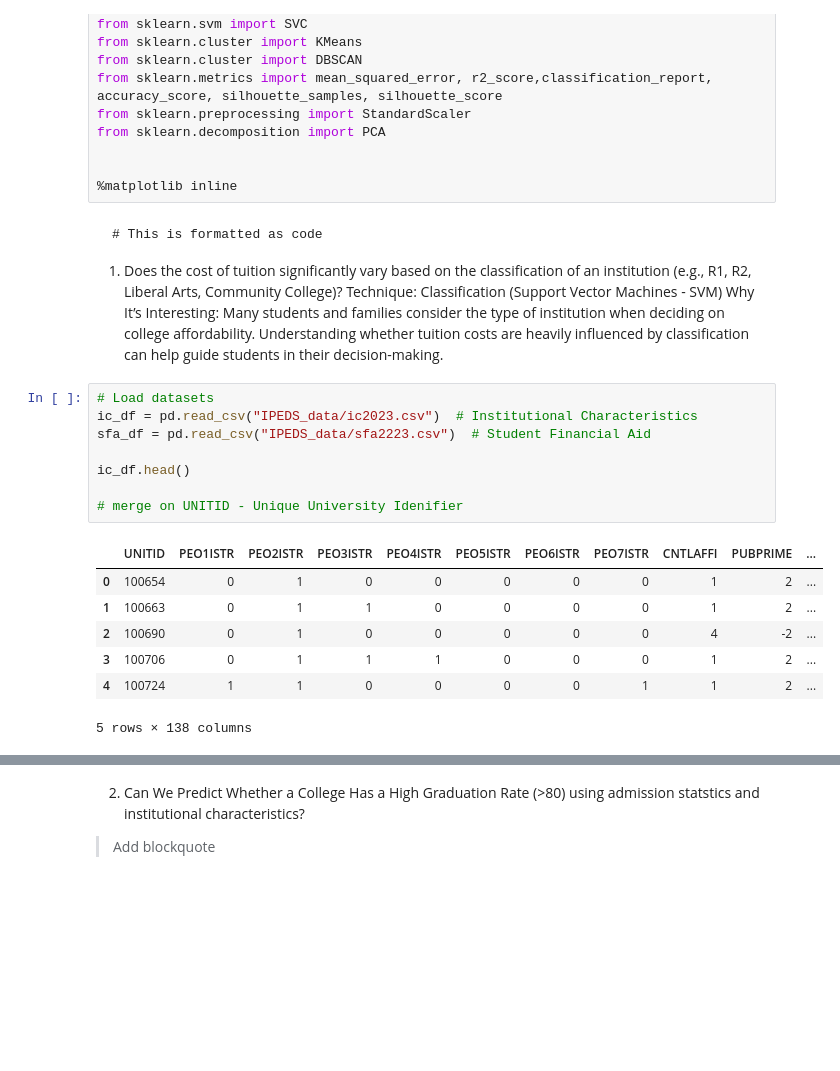
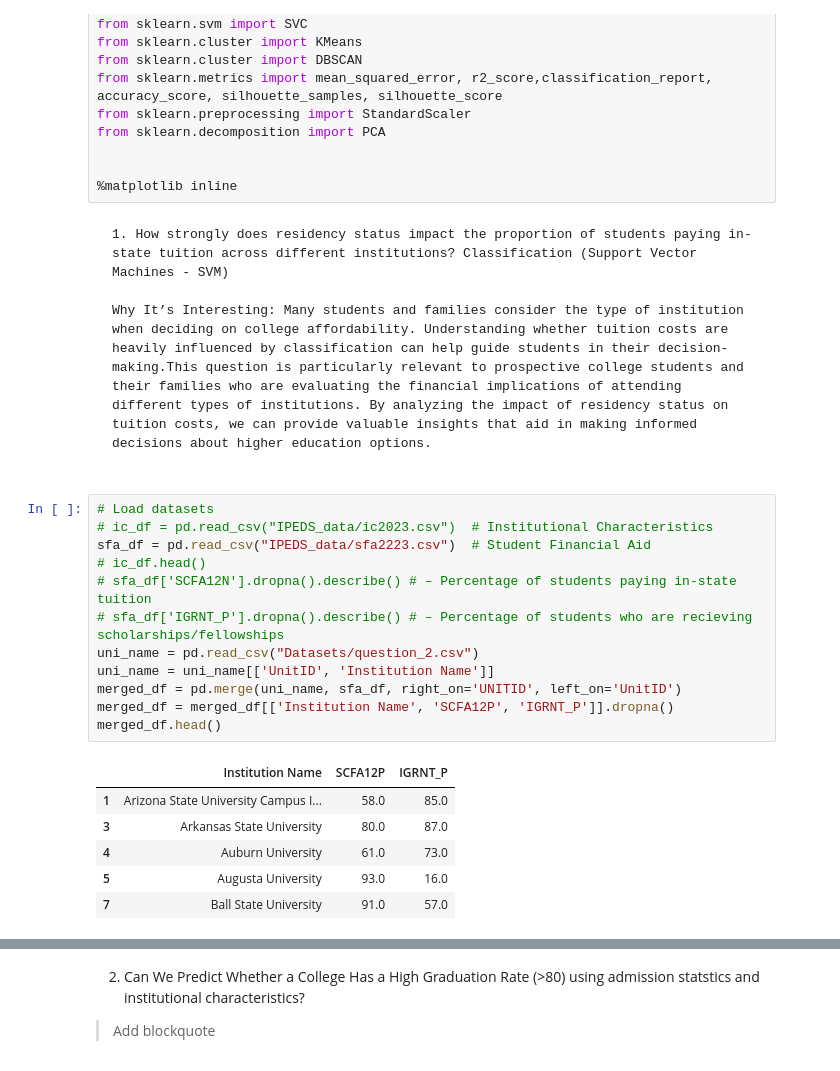
Before and after one commit to Bradythebest27/IPEDS, a Jupyter notebook: IPEDS.ipynb, the cells around one changed output, grey strips where cells are left out. Cells and saved outputs as stored; diff of their text form; blank space fills up the shorter version.

````diff
--- a/IPEDS.ipynb
+++ b/IPEDS.ipynb
@@ -22,28 +22,28 @@ from sklearn.decomposition import PCA
 
 %matplotlib inline
 # %% [markdown]
+```
+1. How strongly does residency status impact the proportion of students paying in-state tuition across different institutions? Classification (Support Vector Machines - SVM)
 
+Why It’s Interesting: Many students and families consider the type of institution when deciding on college affordability. Understanding whether tuition costs are heavily influenced by classification can help guide students in their decision-making.This question is particularly relevant to prospective college students and their families who are evaluating the financial implications of attending different types of institutions. By analyzing the impact of residency status on tuition costs, we can provide valuable insights that aid in making informed decisions about higher education options.
 
 ```
-# This is formatted as code
-```
-
-1. Does the cost of tuition significantly vary based on the classification of an institution (e.g., R1, R2, Liberal Arts, Community College)?
-Technique: Classification (Support Vector Machines - SVM)
-Why It’s Interesting: Many students and families consider the type of institution when deciding on college affordability. Understanding whether tuition costs are heavily influenced by classification can help guide students in their decision-making.
 # %%
 # Load datasets
-ic_df = pd.read_csv("IPEDS_data/ic2023.csv")  # Institutional Characteristics
+# ic_df = pd.read_csv("IPEDS_data/ic2023.csv")  # Institutional Characteristics
 sfa_df = pd.read_csv("IPEDS_data/sfa2223.csv")  # Student Financial Aid
-
-ic_df.head()
-
-# merge on UNITID - Unique University Idenifier
+# ic_df.head()
+# sfa_df['SCFA12N'].dropna().describe() # – Percentage of students paying in-state tuition
+# sfa_df['IGRNT_P'].dropna().describe() # – Percentage of students who are recieving scholarships/fellowships
+uni_name = pd.read_csv("Datasets/question_2.csv")
+uni_name = uni_name[['UnitID', 'Institution Name']]
+merged_df = pd.merge(uni_name, sfa_df, right_on='UNITID', left_on='UnitID')
+merged_df = merged_df[['Institution Name', 'SCFA12P', 'IGRNT_P']].dropna()
+merged_df.head()
 # %% [output]
-|  | UNITID | PEO1ISTR | PEO2ISTR | PEO3ISTR | PEO4ISTR | PEO5ISTR | PEO6ISTR | PEO7ISTR | CNTLAFFI | PUBPRIME | ... |
-| 0 | 100654 | 0 | 1 | 0 | 0 | 0 | 0 | 0 | 1 | 2 | ... |
-| 1 | 100663 | 0 | 1 | 1 | 0 | 0 | 0 | 0 | 1 | 2 | ... |
-| 2 | 100690 | 0 | 1 | 0 | 0 | 0 | 0 | 0 | 4 | -2 | ... |
-| 3 | 100706 | 0 | 1 | 1 | 1 | 0 | 0 | 0 | 1 | 2 | ... |
-| 4 | 100724 | 1 | 1 | 0 | 0 | 0 | 0 | 1 | 1 | 2 | ... |
+|  | Institution Name | SCFA12P | IGRNT_P |
+| 1 | Arizona State University Campus I... | 58.0 | 85.0 |
+| 3 | Arkansas State University | 80.0 | 87.0 |
+| 4 | Auburn University | 61.0 | 73.0 |
+| 5 | Augusta University | 93.0 | 16.0 |
+| 7 | Ball State University | 91.0 | 57.0 |
-5 rows × 138 columns
````
Also changed, not shown: parts of 5 cells of this notebook.
